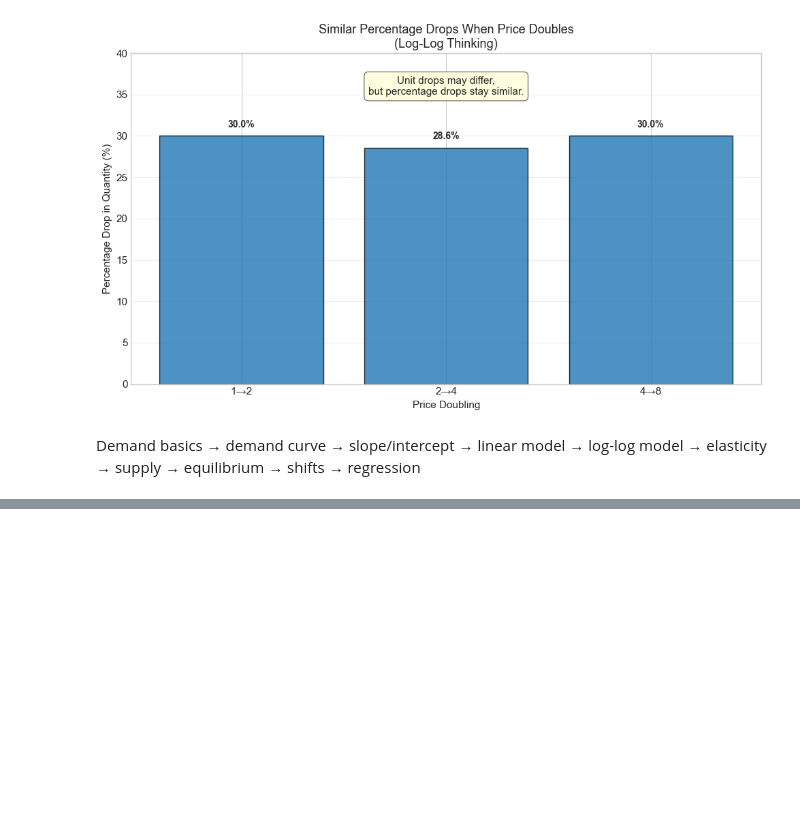
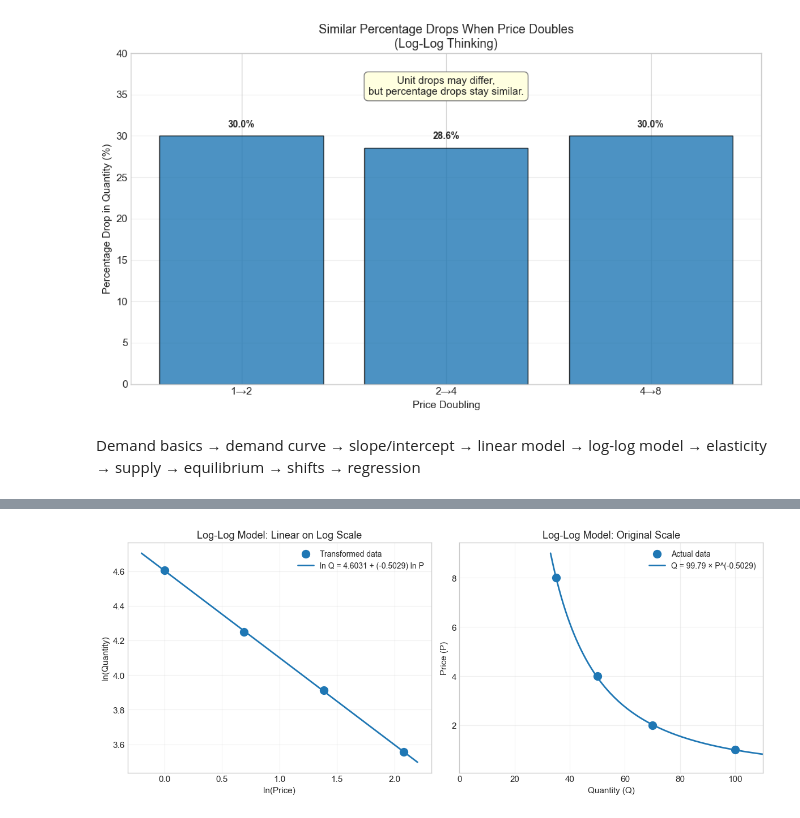
Before and after one commit to nassaraFX/run_models, a Jupyter notebook: pract_skills.ipynb, the cells around one changed output, grey strips where cells are left out. Cells and saved outputs as stored; diff of their text form; code cells hidden in the pictures; blank space fills up the shorter version.

```diff
--- a/pract_skills.ipynb
+++ b/pract_skills.ipynb
@@ -1208,0 +1623,42 @@ Demand basics → demand curve → slope/intercept → linear model → log-log
+# %%
+# Log-log coefficients
+intercept_ll = 4.6031
+slope_ll = -0.5029
+
+# Predicted values
+data['lnQ_pred'] = intercept_ll + slope_ll * data['lnP']
+data['Q_pred_ll'] = np.exp(data['lnQ_pred'])
+data['resid_ll'] = data['lnQ'] - data['lnQ_pred']   # residuals on log scale
+
+# Create figure
+fig, (ax1, ax2) = plt.subplots(1, 2, figsize=(12, 5))
+
+# Left: log-log space
+ax1.scatter(data['lnP'], data['lnQ'], s=100, label='Transformed data')
+lnP_grid = np.linspace(-0.2, 2.2, 100)
+lnQ_grid = intercept_ll + slope_ll * lnP_grid
+ax1.plot(lnP_grid, lnQ_grid, linewidth=2,
+         label='ln Q = {:.4f} + ({:.4f}) ln P'.format(intercept_ll, slope_ll))
+ax1.set_xlabel('ln(Price)')
+ax1.set_ylabel('ln(Quantity)')
+ax1.set_title('Log-Log Model: Linear on Log Scale')
+ax1.legend()
+ax1.grid(True, alpha=0.3)
+
+# Right: back-transformed to original scale
+ax2.scatter(data['Q'], data['P'], s=100, label='Actual data')
+P_smooth = np.linspace(0.5, 9, 200)
+Q_smooth = np.exp(intercept_ll) * (P_smooth ** slope_ll)
+ax2.plot(Q_smooth, P_smooth, linewidth=2,
+         label='Q = {:.2f} × P^({:.4f})'.format(np.exp(intercept_ll), slope_ll))
+ax2.set_xlabel('Quantity (Q)')
+ax2.set_ylabel('Price (P)')
+ax2.set_title('Log-Log Model: Original Scale')
+ax2.legend()
+ax2.grid(True, alpha=0.3)
+ax2.set_xlim(0, 110)
+
+plt.tight_layout()
+plt.show()
+# %% [output]
+[figure, added]
```
Also changed, not shown: parts of 28 cells of this notebook.
